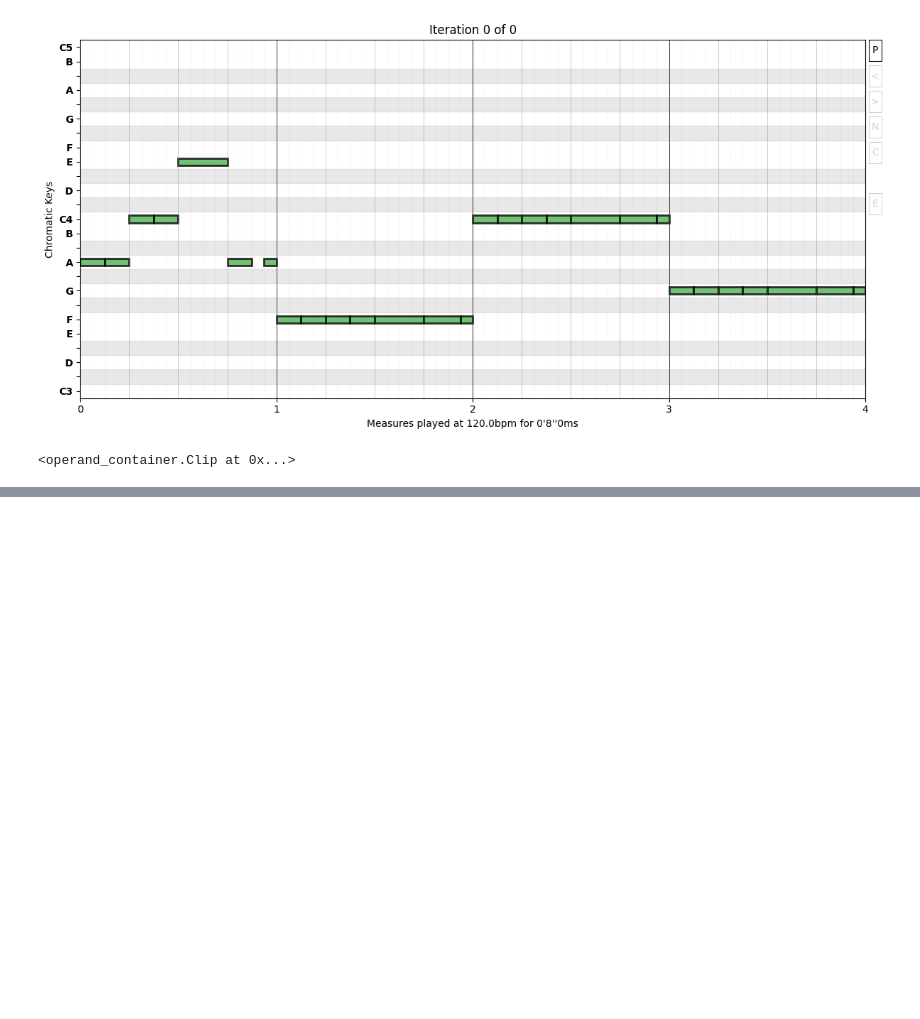
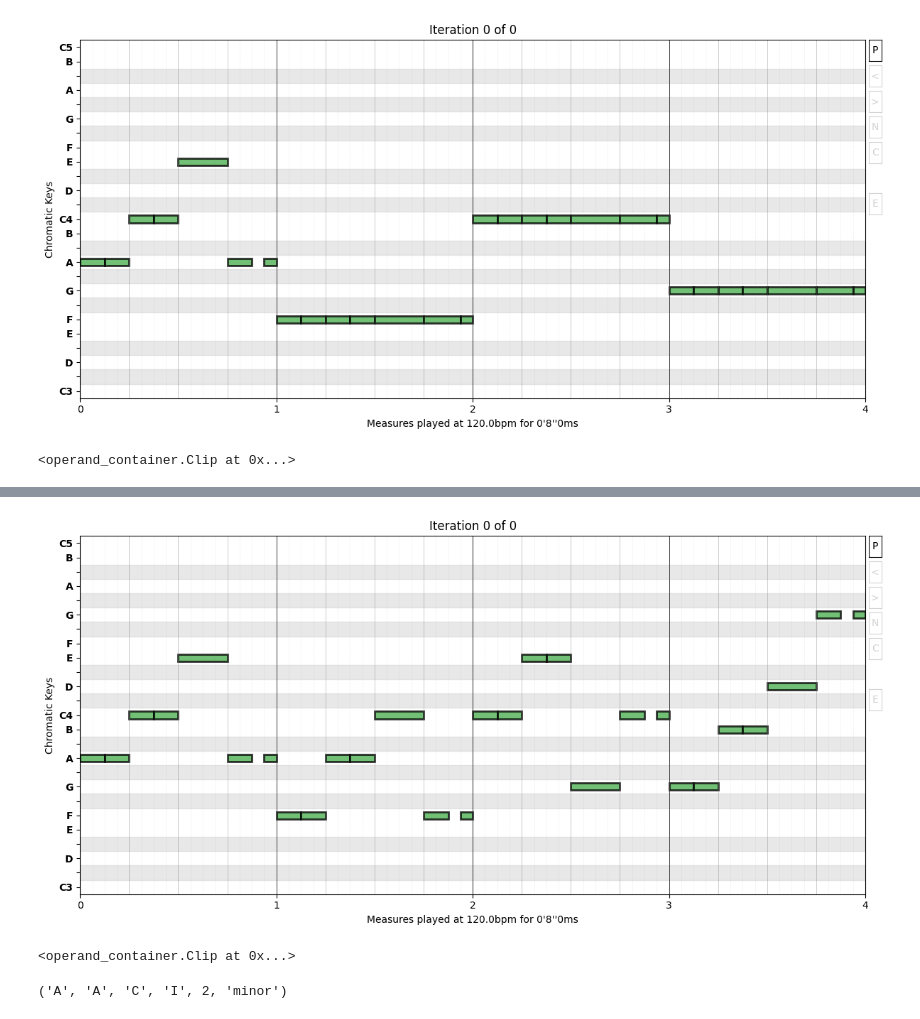
Before and after one commit to ruiseixasm/JsonMidiCreator, a Jupyter notebook: Jupyter/01-SongTheory/Melody_1.ipynb, the cells around one changed output, grey strips where cells are left out. Saved outputs shown, nothing was run; the diff lists cells and outputs as text; code cells hidden in the pictures; blank space fills up the shorter version.

```diff
--- a/Jupyter/01-SongTheory/Melody_1.ipynb
+++ b/Jupyter/01-SongTheory/Melody_1.ipynb
@@ -177,0 +190,13 @@ duration_melody[3] % Pitch() % float()
+# %%
+# Readjust Octaves based on the previous output << is better because avoid cyclic repetitions
+duration_melody << Equal(Measure(2), Beat(2))**Octave(3) << Equal(Measure(3), Beat(3))**Octave(4)
+# Prints the result right away
+duration_melody >> Plot()
+# %% [output]
+[figure, added]
+<operand_container.Clip at 0x...>
+# %%
+# Check multiple parameters of 3rd Note at once
+duration_melody[2] % ((Tonic(), str()), (Root(), str()), (TargetKey(), str()), (Degree(), str()), (Shifting(), int()), (Pitch(), Scale(), str()))
+# %% [output]
+('A', 'A', 'C', 'I', 2, 'minor')
```
Also changed, not shown: parts of 10 cells of this notebook, 1 other file.
